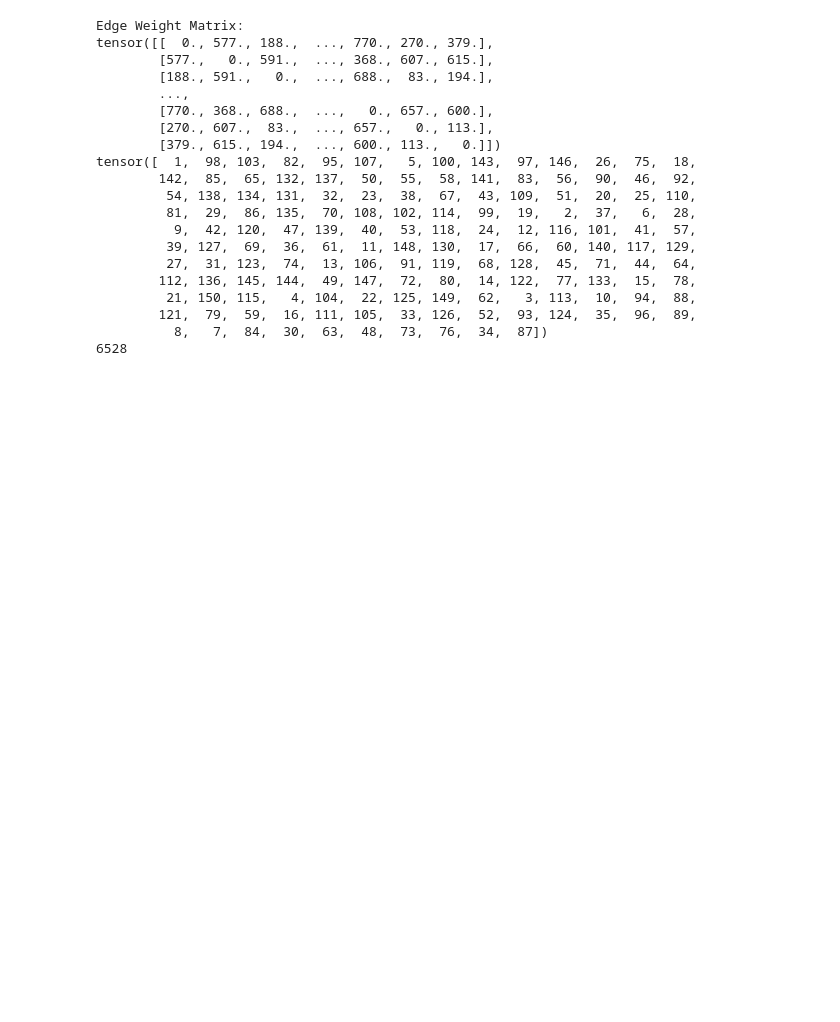
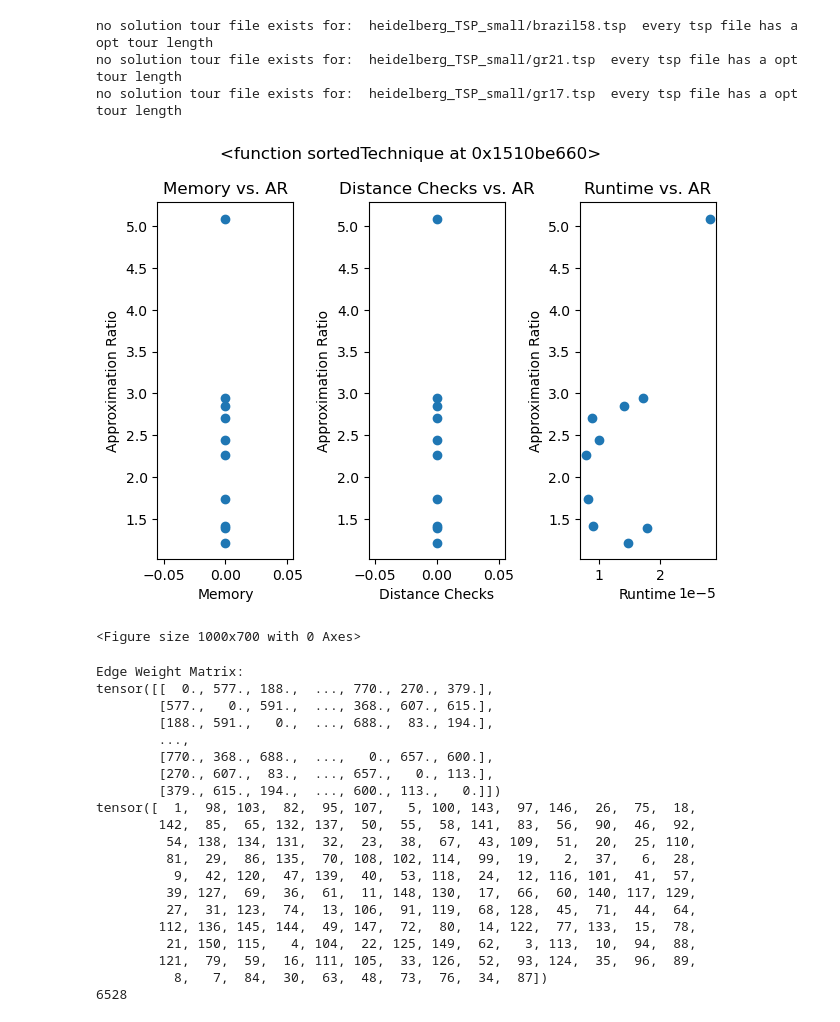
Before and after one commit to conorwell/neural_tsp, a Jupyter notebook: tsp_testing.ipynb, the cells around one changed output. Drawn from its saved outputs; the diff is of its cells as text; code cells hidden in the pictures; blank space fills up the shorter version.

Commit message:
Updating fill_problems and get_data. using get_opt_tour over get_tour_length

```diff
--- a/tsp_testing.ipynb
+++ b/tsp_testing.ipynb
@@ -109,3 +133,38 @@ class Problem:
+# %%
+#collect techniques in an array
+techniques = [sortedTechnique]
+
+
+#problems = fill_problems(directory)
+#problems = [p1,p2]
+problems = fill_problems('heidelberg_TSP_small', 10)
+
+# run each function on many problems to compare results
+for t in techniques:
+    figs = []
+    # run each problem on the technique
+    results = {'memory' : [], 'runtime': [], 'func_evals': [], 'closeness': []}
+    for p in problems:
+        #take data and add to list for plotting purposes
+        r = getData(t,p)
+        results['memory'].append(r['memory'])
+        results['func_evals'].append(r['func_evals'])
+        results['runtime'].append(r['runtime'])
+        results['closeness'].append(r['closeness'])
+
+    #for each function, generate a subfigure with each plot
+    results['technique'] = t
+    figs.append(generatePlots(results))
+
+fig = plt.figure(figsize=(10, 7))
+(figs[0]) = fig.subfigures(3, 1)
+plt.show()
+# %% [output]
+no solution tour file exists for:  heidelberg_TSP_small/brazil58.tsp  every tsp file has a opt tour length
+no solution tour file exists for:  heidelberg_TSP_small/gr21.tsp  every tsp file has a opt tour length
+no solution tour file exists for:  heidelberg_TSP_small/gr17.tsp  every tsp file has a opt tour length
+[figure, new version]
+<Figure size 1000x700 with 0 Axes>
 # %%
 optimal_tour_distance = tsp_data_util.optimal_tour_distance
 tsp_file = 'heidelberg_TSP_data/ch150.tsp'  # coord matrix
```
Also changed, not shown: parts of 3 cells of this notebook, 1 other file.
